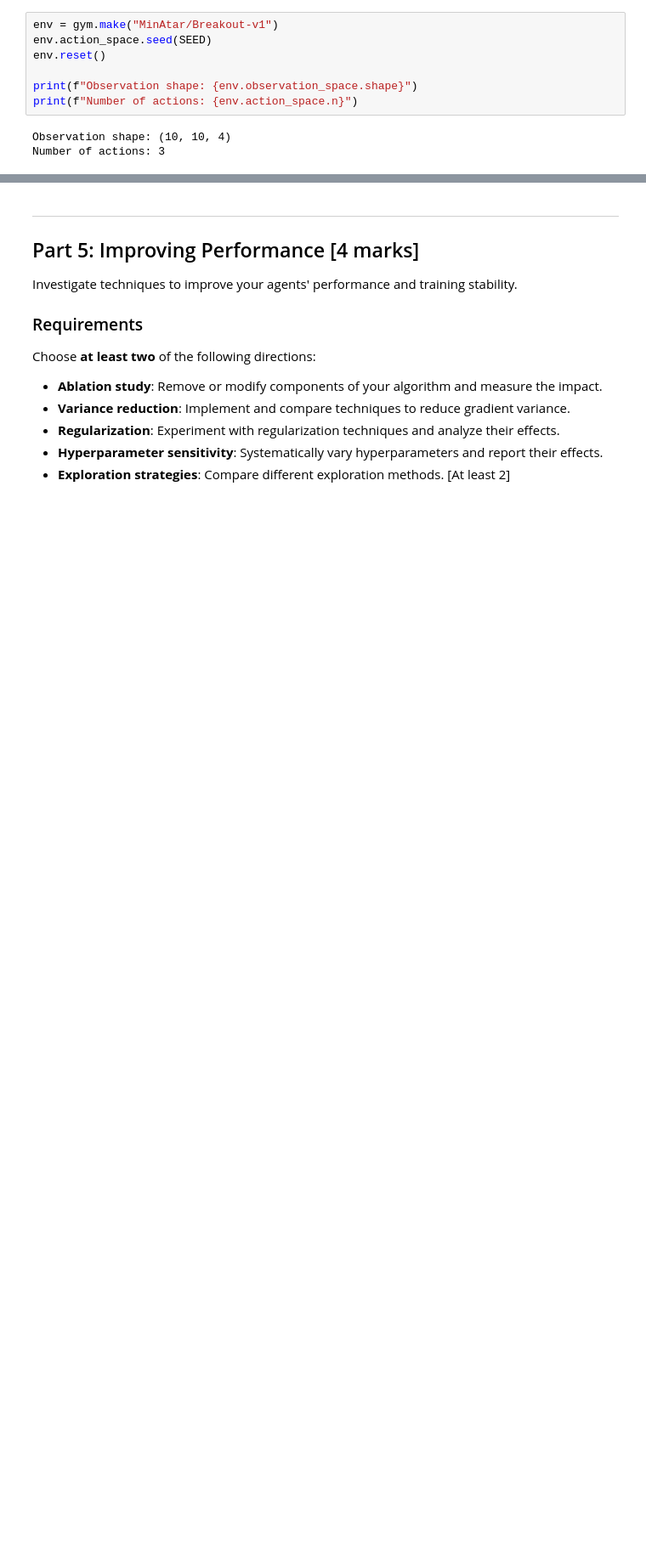
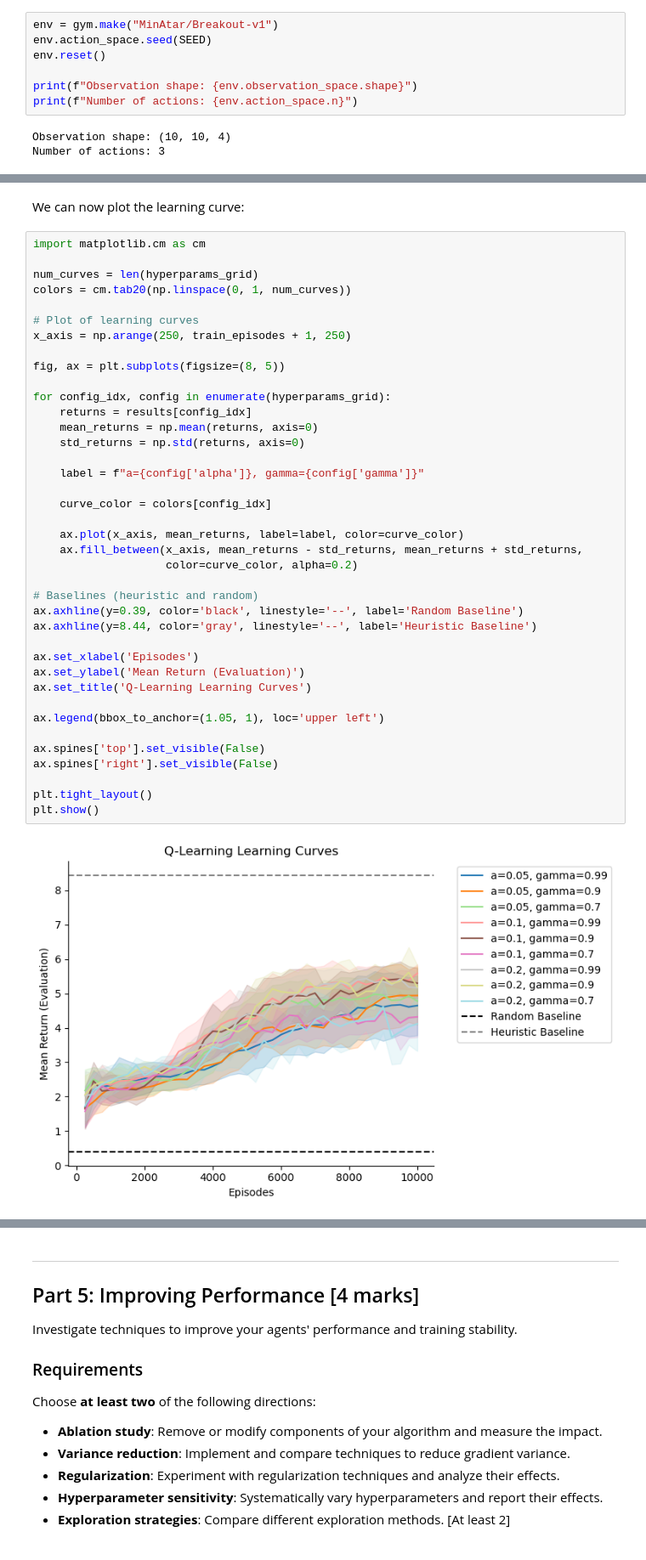
Before and after one commit to jeanlouvaleau/Reinforcement-Learning-coding-assignment, a Jupyter notebook: RL coding assignment.ipynb, the cells around one changed output, grey strips where cells are left out. Shown at 85% size. Cells and saved outputs as stored; diff of their text form; blank space fills up the shorter version.

```diff
--- a/RL coding assignment.ipynb
+++ b/RL coding assignment.ipynb
@@ -415,0 +587,43 @@ Analyze the behavior of your trained agents.
+# %% [markdown]
+We can now plot the learning curve:
+# %%
+import matplotlib.cm as cm
+
+num_curves = len(hyperparams_grid)
+colors = cm.tab20(np.linspace(0, 1, num_curves))
+
+# Plot of learning curves
+x_axis = np.arange(250, train_episodes + 1, 250)
+
+fig, ax = plt.subplots(figsize=(8, 5))
+
+for config_idx, config in enumerate(hyperparams_grid):
+    returns = results[config_idx]
+    mean_returns = np.mean(returns, axis=0)
+    std_returns = np.std(returns, axis=0)
+
+    label = f"a={config['alpha']}, gamma={config['gamma']}"
+
+    curve_color = colors[config_idx]
+
+    ax.plot(x_axis, mean_returns, label=label, color=curve_color)
+    ax.fill_between(x_axis, mean_returns - std_returns, mean_returns + std_returns,
+                    color=curve_color, alpha=0.2)
+
+# Baselines (heuristic and random)
+ax.axhline(y=0.39, color='black', linestyle='--', label='Random Baseline')
+ax.axhline(y=8.44, color='gray', linestyle='--', label='Heuristic Baseline')
+
+ax.set_xlabel('Episodes')
+ax.set_ylabel('Mean Return (Evaluation)')
+ax.set_title('Q-Learning Learning Curves')
+
+ax.legend(bbox_to_anchor=(1.05, 1), loc='upper left')
+
+ax.spines['top'].set_visible(False)
+ax.spines['right'].set_visible(False)
+
+plt.tight_layout()
+plt.show()
+# %% [output]
+[figure, added]
```
Also changed, not shown: parts of 70 cells of this notebook.
